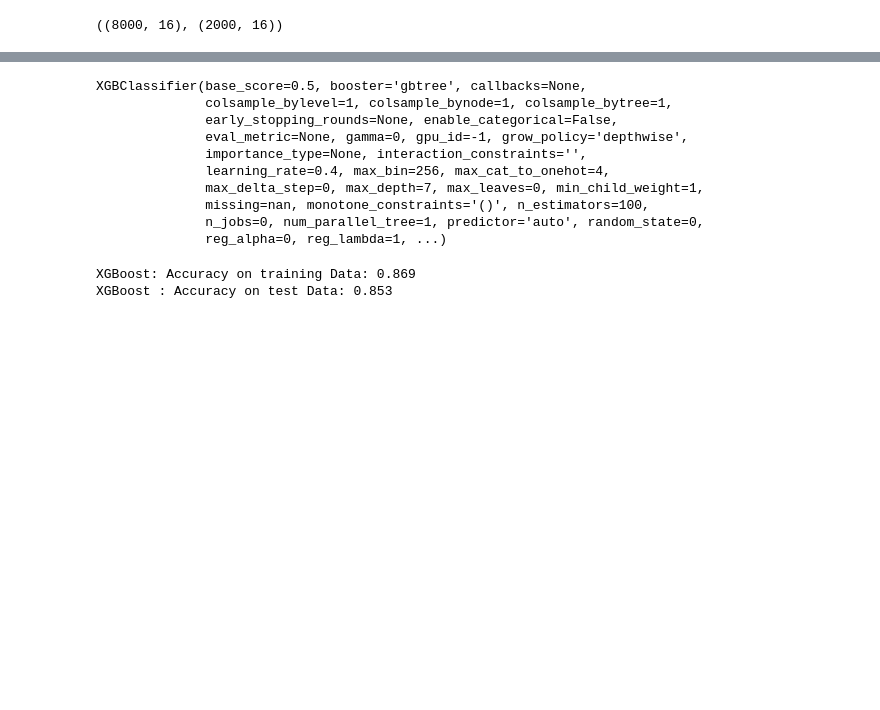
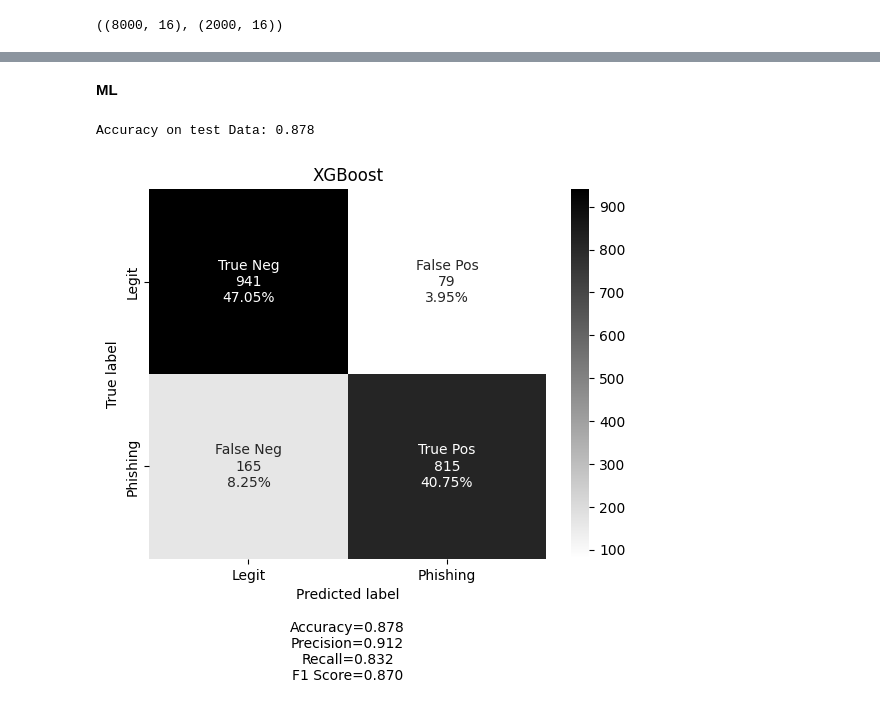
Before and after one commit to recepkucukekiz/phishing-website-detection, a Jupyter notebook: theta/ipynb/train.ipynb, the cells around one changed output, grey strips where cells are left out. Drawn from its saved outputs; the diff is of its cells as text; code cells hidden in the pictures; blank space fills up the shorter version.

Commit message:
train ipynb updated

```diff
--- a/theta/ipynb/train.ipynb
+++ b/theta/ipynb/train.ipynb
@@ -140 +127,3 @@ y_train.head()
 Name: Label, dtype: int64
+# %% [markdown]
+**ML**
@@ -141,19 +135,35 @@ Name: Label, dtype: int64
+# %%
+# Creating holders to store the model performance results
+ML_Model = []
+acc_test = []
+
+#function to call for storing the results
+def storeResults(model, a):
+  ML_Model.append(model)
+  acc_test.append(str(round(a*100, 2))+'%')
+# %%
+def perform_model(model, name):
+    model.fit(X_train, y_train)
+    y_pred = model.predict(X_test)
+
+    acc_test = accuracy_score(y_test,y_pred)
+    print("Accuracy on test Data: {:.3f}".format(acc_test))
+
+    labels = ['True Neg','False Pos','False Neg','True Pos']
+    categories = ['Legit', 'Phishing']
+    make_confusion_matrix(confusion_matrix(y_test,y_pred),
+                        group_names=labels,
+                        categories=categories,
+                        cmap='binary',
+                        title=name)
+
+    storeResults(name, acc_test)
 # %%
-#XGBoost Classification model
 from xgboost import XGBClassifier
 
-# instantiate the model
 xgb = XGBClassifier(learning_rate=0.4,max_depth=7)
-#fit the model
-xgb.fit(X_train, y_train)
+
+perform_model(xgb, 'XGBoost')
 # %% [output]
-XGBClassifier(base_score=0.5, booster='gbtree', callbacks=None,
-              colsample_bylevel=1, colsample_bynode=1, colsample_bytree=1,
-              early_stopping_rounds=None, enable_categorical=False,
-              eval_metric=None, gamma=0, gpu_id=-1, grow_policy='depthwise',
-              importance_type=None, interaction_constraints='',
-              learning_rate=0.4, max_bin=256, max_cat_to_onehot=4,
-              max_delta_step=0, max_depth=7, max_leaves=0, min_child_weight=1,
-              missing=nan, monotone_constraints='()', n_estimators=100,
-              n_jobs=0, num_parallel_tree=1, predictor='auto', random_state=0,
-              reg_alpha=0, reg_lambda=1, ...)
+Accuracy on test Data: 0.878
+[figure, added]
@@ -164,10 +169,0 @@ y_train_xgb = xgb.predict(X_train)
-# %%
-#computing the accuracy of the model performance
-acc_train_xgb = accuracy_score(y_train,y_train_xgb)
-acc_test_xgb = accuracy_score(y_test,y_test_xgb)
-
-print("XGBoost: Accuracy on training Data: {:.3f}".format(acc_train_xgb))
-print("XGBoost : Accuracy on test Data: {:.3f}".format(acc_test_xgb))
-# %% [output]
-XGBoost: Accuracy on training Data: 0.869
-XGBoost : Accuracy on test Data: 0.853
```
Also changed, not shown: parts of 15 cells of this notebook, 2 other files.
